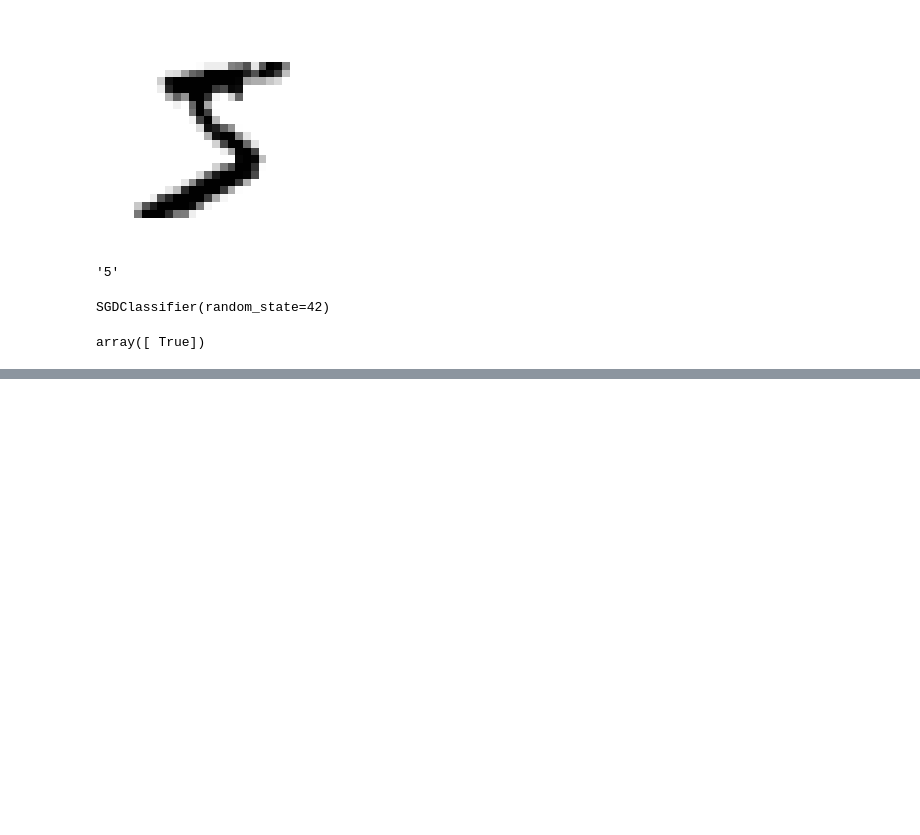
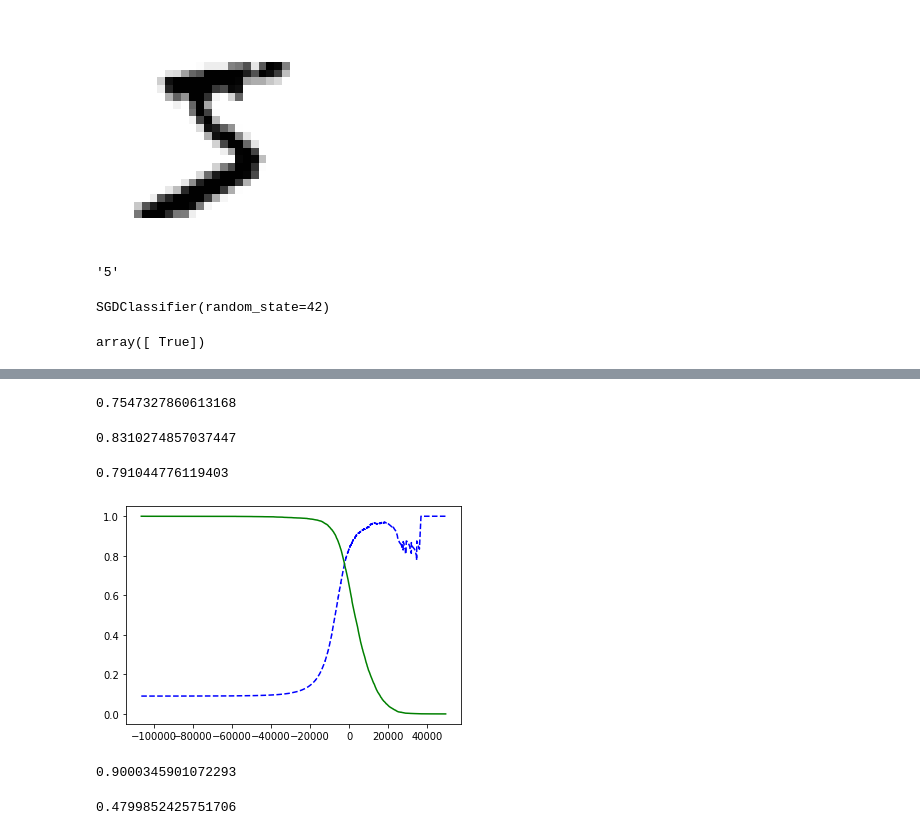
Before and after one commit to savrona-wq/Hello_world_of_ML, a Jupyter notebook: MNIST_project.ipynb, the cells around one changed output, grey strips where cells are left out. Cells and saved outputs as stored; diff of their text form; code cells hidden in the pictures; blank space fills up the shorter version.

Commit message:
Checked by Cross-Validation and Confusion Matrix (Precision , recall, ROC , AUC are checked) Another model is trained and it gave better results

```diff
--- a/MNIST_project.ipynb
+++ b/MNIST_project.ipynb
@@ -49,0 +82,31 @@ array([ True])
+# %%
+from sklearn.metrics import precision_score , recall_score
+
+precision_score(y_train_5, y_train_pred)
+# %% [output]
+0.7547327860613168
+# %%
+recall_score(y_train_5, y_train_pred)
+# %% [output]
+0.8310274857037447
+# %%
+from sklearn.metrics import f1_score
+
+f1_score(y_train_5, y_train_pred)
+# %% [output]
+0.791044776119403
+# %%
+y_scores = cross_val_predict(sgd_clf, X_train, y_train_5, cv=3,method="decision_function")
+# %%
+#percision/recall trade-off
+from sklearn.metrics import precision_recall_curve
+
+precisions, recalls, thresholds = precision_recall_curve(y_train_5, y_scores)
+# %%
+def plot_precision_recall_vs_threshold(precisions, recalls, thresholds):
+    plt.plot(thresholds, precisions[:-1], "b--", label="Precision")
+    plt.plot(thresholds, recalls[:-1], "g-", label="Recall")
+plot_precision_recall_vs_threshold(precisions, recalls, thresholds)
+plt.show()
+# %% [output]
+[figure, added]
@@ -49,0 +117,8 @@ array([ True])
+# %%
+precision_score(y_train_5, y_train_pred_90)
+# %% [output]
+0.9000345901072293
+# %%
+recall_score(y_train_5, y_train_pred_90)
+# %% [output]
+0.4799852425751706
```
Also changed, not shown: parts of 12 cells of this notebook.
